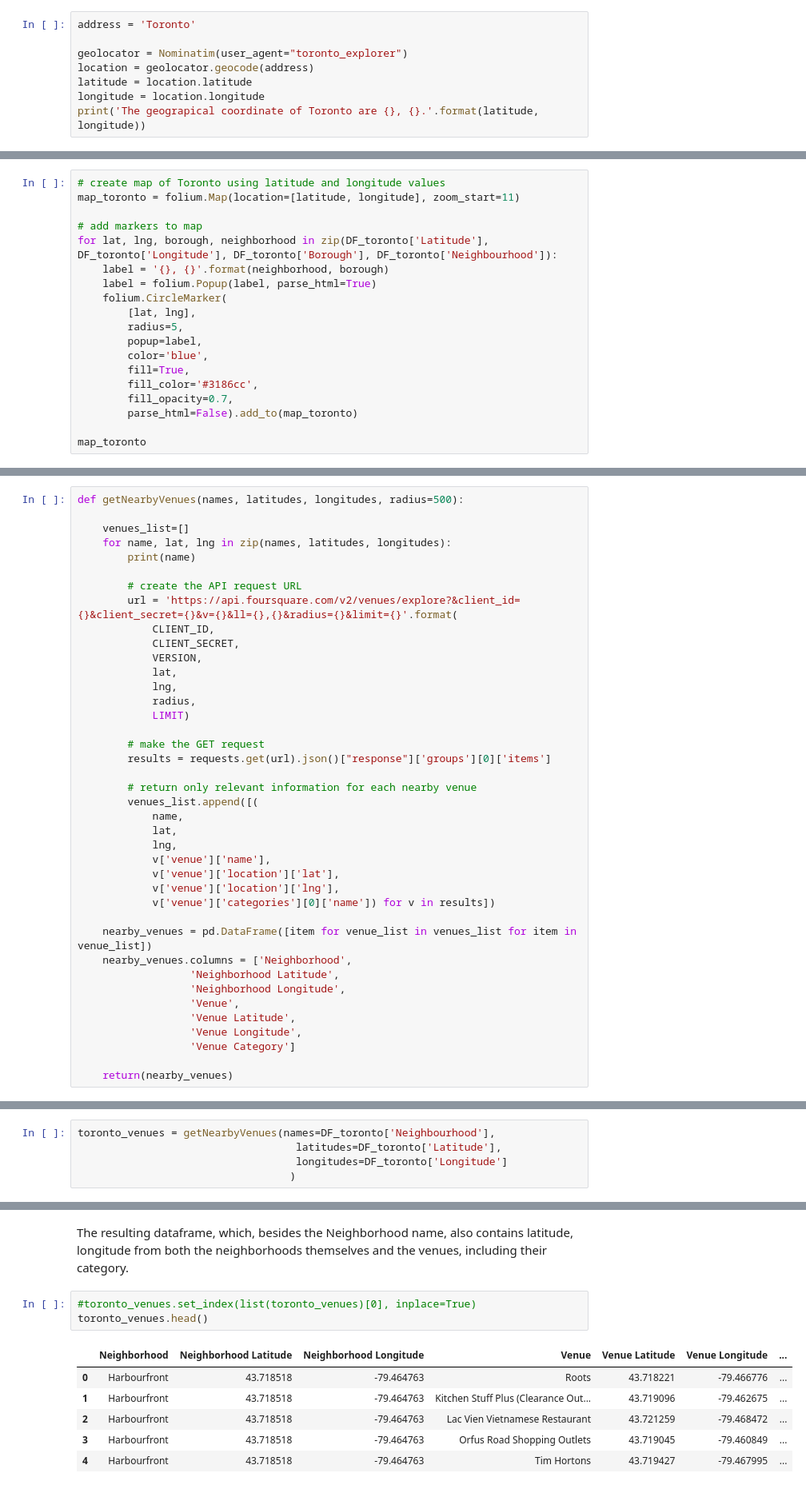
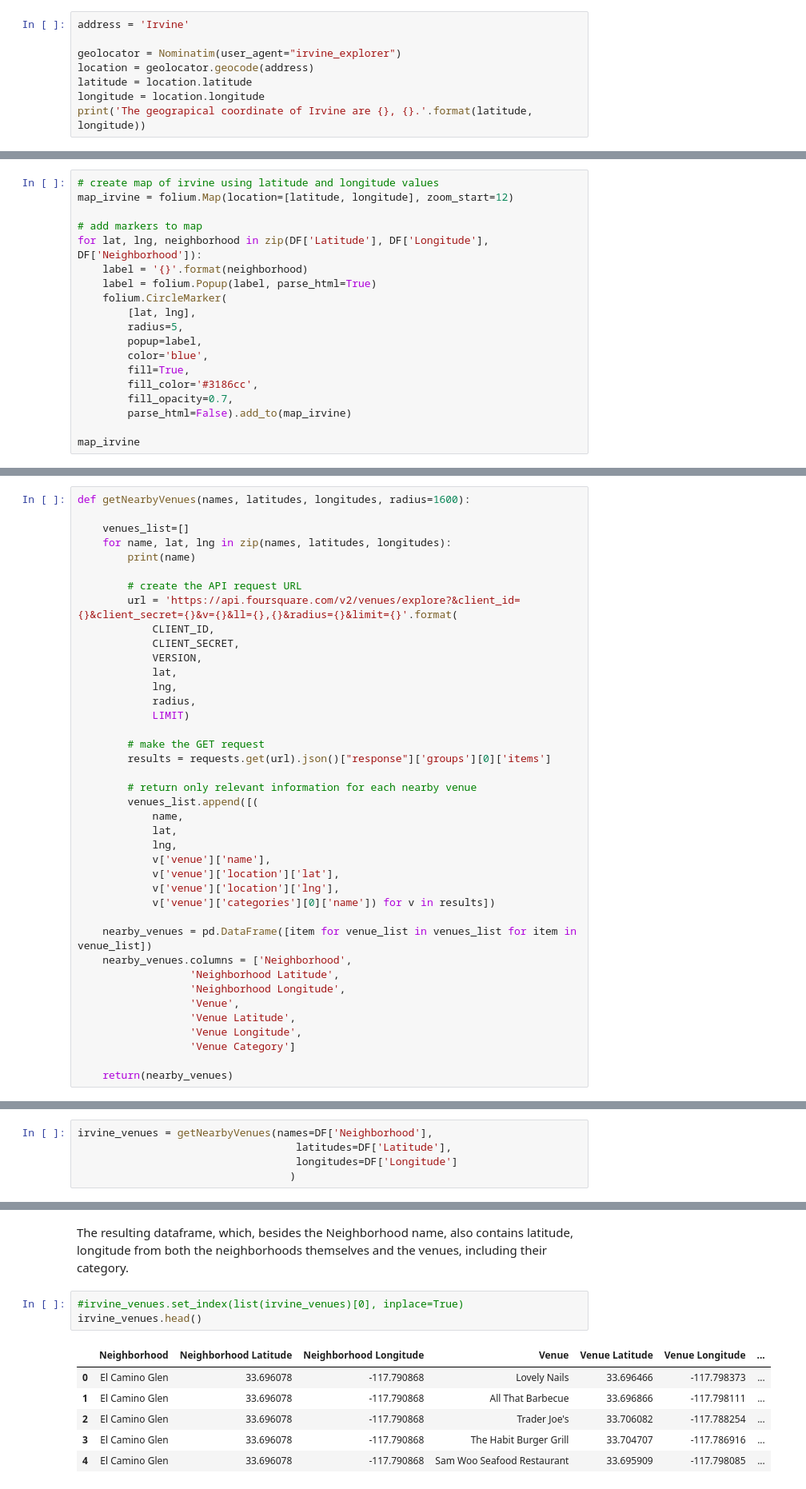
Before and after one commit to filipediniz/Coursera_Capstone, a Jupyter notebook: Week4.ipynb, the cells around one changed output, grey strips where cells are left out. Shown: that part at 80% size. Drawn from its saved outputs; the diff is of its cells as text.

```diff
--- a/Week4.ipynb
+++ b/Week4.ipynb
@@ -352,9 +260,9 @@ In order to visualize Toronto area within a interactive map, it requires the lat
 # %%
-address = 'Toronto'
+address = 'Irvine'
 
-geolocator = Nominatim(user_agent="toronto_explorer")
+geolocator = Nominatim(user_agent="irvine_explorer")
 location = geolocator.geocode(address)
 latitude = location.latitude
 longitude = location.longitude
-print('The geograpical coordinate of Toronto are {}, {}.'.format(latitude, longitude))
+print('The geograpical coordinate of Irvine are {}, {}.'.format(latitude, longitude))
 # %% [output]
@@ -362,12 +270,12 @@ The geograpical coordinate of Toronto are 43.653963, -79.387207.
 # %% [markdown]
 Then a map in created using the Folium package.
 # %%
-# create map of Toronto using latitude and longitude values
-map_toronto = folium.Map(location=[latitude, longitude], zoom_start=11)
+# create map of irvine using latitude and longitude values
+map_irvine = folium.Map(location=[latitude, longitude], zoom_start=12)
 
 # add markers to map
-for lat, lng, borough, neighborhood in zip(DF_toronto['Latitude'], DF_toronto['Longitude'], DF_toronto['Borough'], DF_toronto['Neighbourhood']):
-    label = '{}, {}'.format(neighborhood, borough)
+for lat, lng, neighborhood in zip(DF['Latitude'], DF['Longitude'], DF['Neighborhood']):
+    label = '{}'.format(neighborhood)
     label = folium.Popup(label, parse_html=True)
     folium.CircleMarker(
         [lat, lng],
@@ -377,9 +285,9 @@ for lat, lng, borough, neighborhood in zip(DF_toronto['Latitude'], DF_toronto['L
         fill=True,
         fill_color='#3186cc',
         fill_opacity=0.7,
-        parse_html=False).add_to(map_toronto)
+        parse_html=False).add_to(map_irvine)
 
-map_toronto
+map_irvine
 # %% [output]
 [interactive output not drawn]
 # %% [markdown]
@@ -402,5 +310,5 @@ This function aims at listing interesting places that are located within 500 uni
 # %%
-def getNearbyVenues(names, latitudes, longitudes, radius=500):
+def getNearbyVenues(names, latitudes, longitudes, radius=1600):
 
     venues_list=[]
     for name, lat, lng in zip(names, latitudes, longitudes):
@@ -442,8 +350,8 @@ def getNearbyVenues(names, latitudes, longitudes, radius=500):
 # %% [markdown]
 This list is the result from using the function above.
 # %%
-toronto_venues = getNearbyVenues(names=DF_toronto['Neighbourhood'],
-                                   latitudes=DF_toronto['Latitude'],
-                                   longitudes=DF_toronto['Longitude']
+irvine_venues = getNearbyVenues(names=DF['Neighborhood'],
+                                   latitudes=DF['Latitude'],
+                                   longitudes=DF['Longitude']
                                   )
 # %% [output]
@@ -467,15 +375,15 @@ Kensington Market
 # %% [markdown]
 The resulting dataframe, which, besides the Neighborhood name, also contains latitude, longitude from both the neighborhoods themselves and the venues, including their category.
 # %%
-#toronto_venues.set_index(list(toronto_venues)[0], inplace=True)
-toronto_venues.head()
+#irvine_venues.set_index(list(irvine_venues)[0], inplace=True)
+irvine_venues.head()
 # %% [output]
 |  | Neighborhood | Neighborhood Latitude | Neighborhood Longitude | Venue | Venue Latitude | Venue Longitude | ... |
-| 0 | Harbourfront | 43.718518 | -79.464763 | Roots | 43.718221 | -79.466776 | ... |
-| 1 | Harbourfront | 43.718518 | -79.464763 | Kitchen Stuff Plus (Clearance Out... | 43.719096 | -79.462675 | ... |
-| 2 | Harbourfront | 43.718518 | -79.464763 | Lac Vien Vietnamese Restaurant | 43.721259 | -79.468472 | ... |
-| 3 | Harbourfront | 43.718518 | -79.464763 | Orfus Road Shopping Outlets | 43.719045 | -79.460849 | ... |
-| 4 | Harbourfront | 43.718518 | -79.464763 | Tim Hortons | 43.719427 | -79.467995 | ... |
+| 0 | El Camino Glen | 33.696078 | -117.790868 | Lovely Nails | 33.696466 | -117.798373 | ... |
+| 1 | El Camino Glen | 33.696078 | -117.790868 | All That Barbecue | 33.696866 | -117.798111 | ... |
+| 2 | El Camino Glen | 33.696078 | -117.790868 | Trader Joe's | 33.706082 | -117.788254 | ... |
+| 3 | El Camino Glen | 33.696078 | -117.790868 | The Habit Burger Grill | 33.704707 | -117.786916 | ... |
+| 4 | El Camino Glen | 33.696078 | -117.790868 | Sam Woo Seafood Restaurant | 33.695909 | -117.798085 | ... |
 # %% [markdown]
 The next step would be to format the above dataframe using the one hot encoding.
 # %%
```
Also changed, not shown: parts of 38 cells of this notebook.
